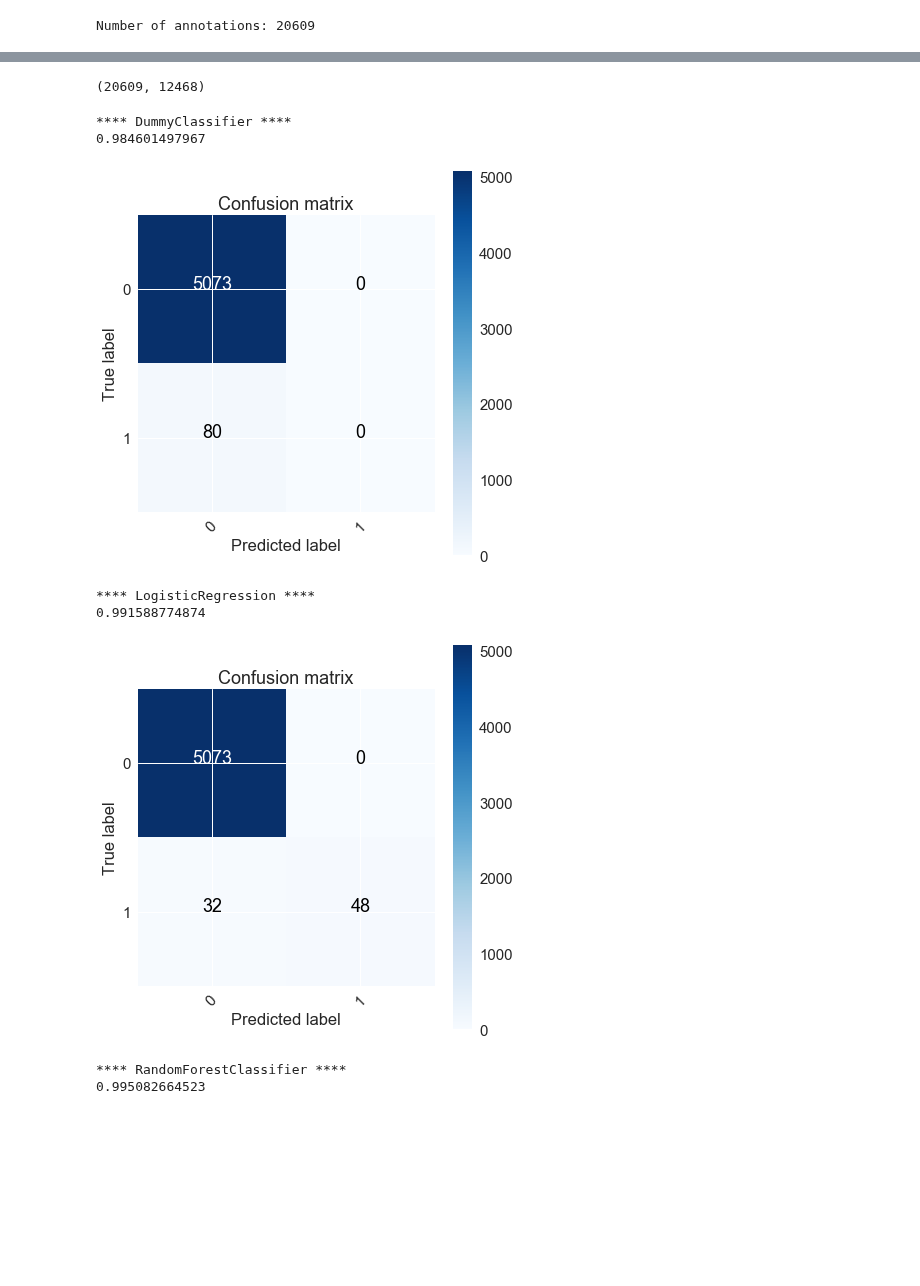
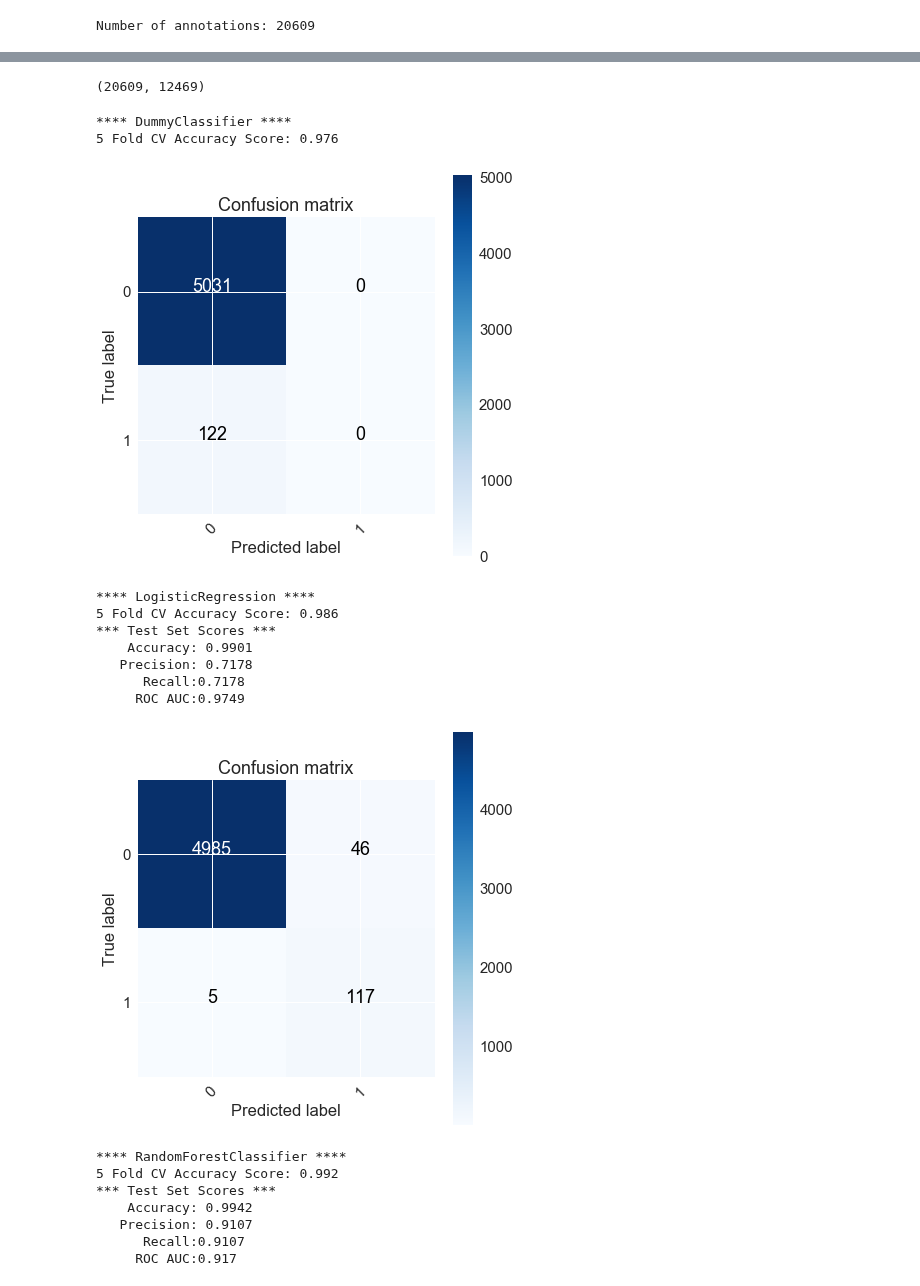
Before and after one commit to datakind/NRGI_Extractives_Contract_Toolkit, a Jupyter notebook: 6b_Annotation_Tag_Classifier.ipynb, the cells around one changed output, grey strips where cells are left out. Saved outputs shown, nothing was run; the diff lists cells and outputs as text; code cells hidden in the pictures; blank space fills up the shorter version.

```diff
--- a/6b_Annotation_Tag_Classifier.ipynb
+++ b/6b_Annotation_Tag_Classifier.ipynb
@@ -33,13 +34,26 @@ resource_folder = 'contract_data/Contracts_Annotations/resource_contracts/'
 land_folder = 'contract_data/Contracts_Annotations/openland_contracts/'
 folders = [resource_folder,land_folder]
 # %%
-target_label = 'stabilization'
+target_label = 'royalties'
 n_folds = 5
 # %%
 # Languages must be supported by NLTK Snowball Stemmer and stopwords
 languages = ['english','french','spanish','italian','portuguese','dutch','swedish']
 language_codes = pd.read_csv('http://data.okfn.org/data/core/language-codes/r/language-codes.csv')
 language_codes.columns = ['language_code','Language']
+# %%
+models = [DummyClassifier(strategy='most_frequent'),
+          LogisticRegression(penalty='l2',C=1,class_weight='balanced',n_jobs=-1),
+          RandomForestClassifier(n_estimators=500,
+                                 max_features = .33,
+                                 max_depth = None,
+#                                  min_samples_leaf = 10,
+#                                  min_samples_split = 4,
+                                 criterion='gini',
+                                 class_weight='balanced_subsample',
+#                                  bootstrap=False,
+                                 n_jobs=-1,)
+         ]
 # %%
 annotations = pd.DataFrame()
 for folder in folders:
@@ -236,15 +250,15 @@ tfidf_vectorizer = TfidfVectorizer(max_df= .6,
                                  stop_words=None,
                                  use_idf=True,
                                  ngram_range=(1,4))
-tfidf_matrix = tfidf_vectorizer.fit_transform(featurized_df['CleanText_NoStop_Stemmed'].values.astype('U'))
+tfidf_matrix = tfidf_vectorizer.fit_transform(annotations['CleanText_NoStop_Stemmed'].values.astype('U'))
 terms = tfidf_vectorizer.get_feature_names()
 tfidf_matrix = tfidf_matrix.todense()
 tfidf = pd.DataFrame(tfidf_matrix)
-tfidf.index = featurized_df.index
+tfidf.index = annotations.index
 tfidf.columns = terms
 print tfidf.shape
 # %% [output]
-(20609, 12468)
+(20609, 12469)
 # %%
 exclude = ['Source','Category','Topic','Annotation Text','CleanText','CleanText_NoStop','CleanText_NoStop_Stemmed',
            'OCID','PDF Page Number','Article Reference','MD','VBP','VBZ','VBG','VBD','VBN','other',"''"]
@@ -257,11 +271,6 @@ X = X.rename(columns = {'fit':'fit_feature'})
 # %%
 y = labels
 X_train, X_test, y_train, y_test = train_test_split(X, y, test_size=0.25)
-# %%
-models = [DummyClassifier(strategy='most_frequent'),
-          LogisticRegression(n_jobs=-1),
-          RandomForestClassifier(n_estimators=200,max_features = .33, n_jobs=-1,oob_score=True)
-         ]
 # %%
 def plot_confusion_matrix(cm, classes,
                           normalize=False,
@@ -294,25 +303,41 @@ def plot_confusion_matrix(cm, classes,
 # %%
 for model in models:
     print '\n'
     print '**** ' + str(model).split('(')[0] + ' ****'
-    print np.mean(cross_val_score(model, X, y, cv=n_folds))
+    print str(n_folds) + ' Fold CV Accuracy Score: ' + str(round(np.mean(cross_val_score(model, X, y, cv=n_folds)),3))
     model.fit(X_train, y_train)
     test_pred = model.predict(X_test)
+    if not str(model).split('(')[0] == 'DummyClassifier':
+        print '*** Test Set Scores ***'
+        print '    Accuracy: ' + str(round(accuracy_score(y_test, test_pred),4))
+        print '   Precision: ' + str(round(precision_score(y_test, test_pred),4))
+        print '      Recall:'  + str(round(precision_score(y_test, test_pred),4))
+        print '     ROC AUC:'  + str(round(roc_auc_score(y_test, test_pred),4))
 
     cnf_matrix = confusion_matrix(y_test, test_pred)
     np.set_printoptions(precision=2)
 
     # Plot confusion matrix
     sns.set_context(rc={"figure.figsize": (6, 6)})
     plt.figure()
     plot_confusion_matrix(cnf_matrix, classes=np.unique(y),
                               title='Confusion matrix')
 # %% [output]
 **** DummyClassifier ****
-0.984601497967
+5 Fold CV Accuracy Score: 0.976
-[figure, old version]
+[figure, new version]
 **** LogisticRegression ****
-0.991588774874
+5 Fold CV Accuracy Score: 0.986
+*** Test Set Scores ***
+    Accuracy: 0.9901
+   Precision: 0.7178
+      Recall:0.7178
+     ROC AUC:0.9749
-[figure, old version]
+[figure, new version]
 **** RandomForestClassifier ****
-0.995082664523
+5 Fold CV Accuracy Score: 0.992
+*** Test Set Scores ***
+    Accuracy: 0.9942
+   Precision: 0.9107
+      Recall:0.9107
+     ROC AUC:0.917
```
Also changed, not shown: parts of 7 cells of this notebook, 3 other files.
